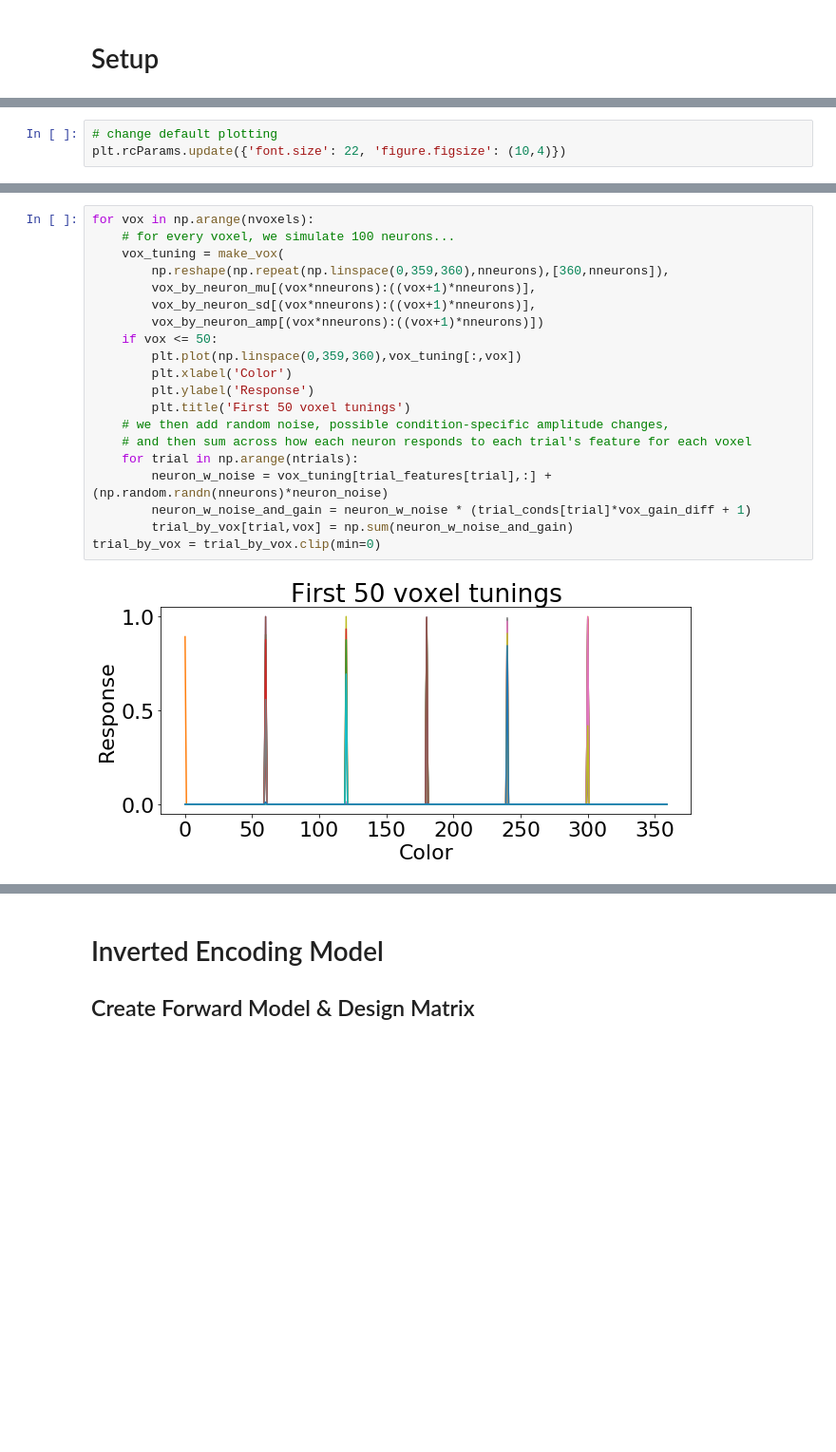
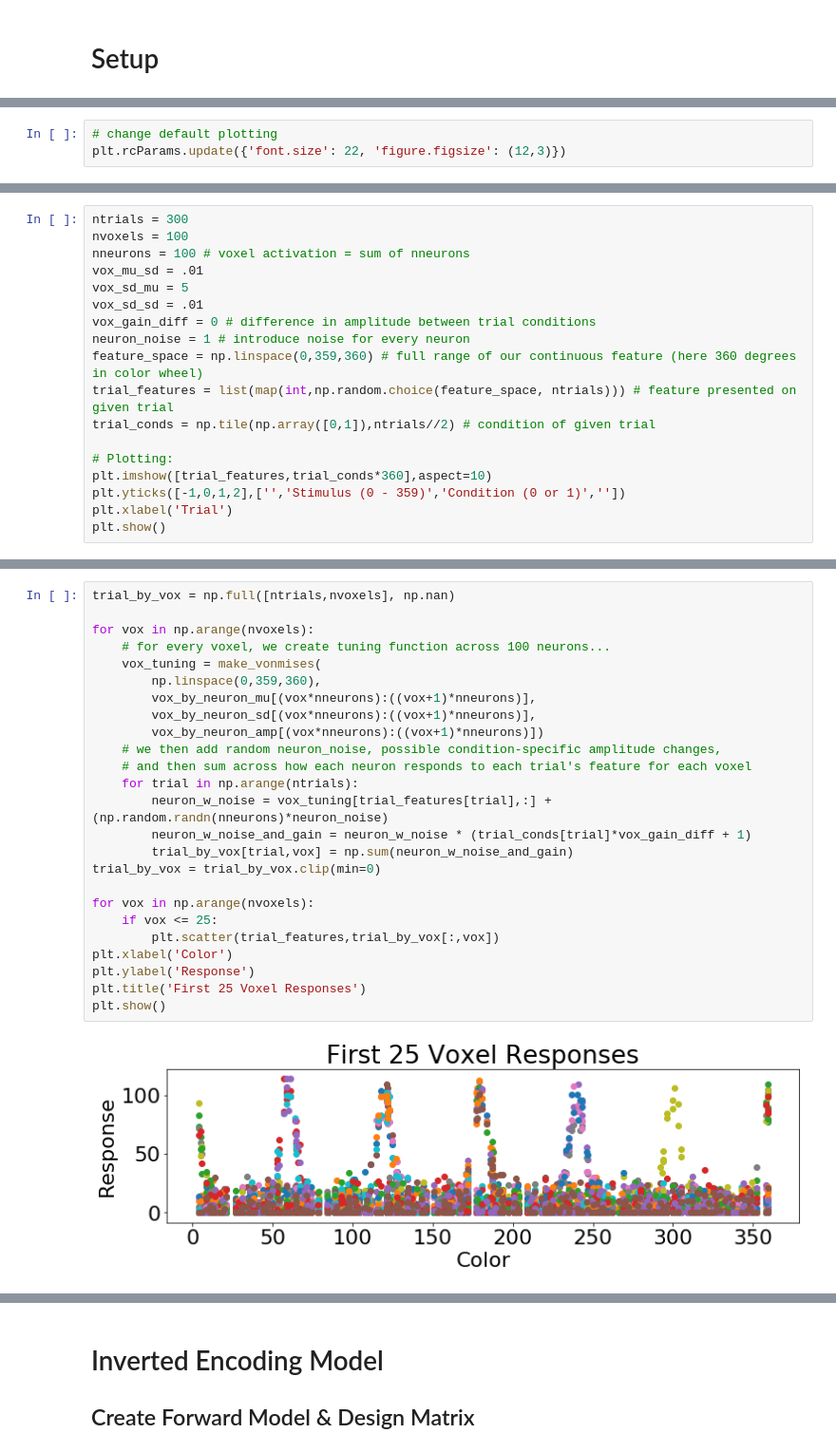
Before and after one commit to PaulScotti/iem_sim, a Jupyter notebook: iem_sim.ipynb, the cells around one changed output, grey strips where cells are left out. Shown at 95% size. Saved outputs shown, nothing was run; the diff lists cells and outputs as text; blank space fills up the shorter version.

```diff
--- a/iem_sim.ipynb
+++ b/iem_sim.ipynb
@@ -17,7 +17,7 @@ import warnings
 warnings.filterwarnings('ignore')
 # %%
 # change default plotting
-plt.rcParams.update({'font.size': 22, 'figure.figsize': (10,4)})
+plt.rcParams.update({'font.size': 22, 'figure.figsize': (12,3)})
 # %%
 # convenience functions
 
@@ -180,0 +129,18 @@ plt.show()
+# %%
+ntrials = 300
+nvoxels = 100
+nneurons = 100 # voxel activation = sum of nneurons
+vox_mu_sd = .01
+vox_sd_mu = 5
+vox_sd_sd = .01
+vox_gain_diff = 0 # difference in amplitude between trial conditions
+neuron_noise = 1 # introduce noise for every neuron
+feature_space = np.linspace(0,359,360) # full range of our continuous feature (here 360 degrees in color wheel)
+trial_features = list(map(int,np.random.choice(feature_space, ntrials))) # feature presented on given trial
+trial_conds = np.tile(np.array([0,1]),ntrials//2) # condition of given trial
+
+# Plotting:
+plt.imshow([trial_features,trial_conds*360],aspect=10)
+plt.yticks([-1,0,1,2],['','Stimulus (0 - 359)','Condition (0 or 1)',''])
+plt.xlabel('Trial')
+plt.show()
@@ -181,22 +190,27 @@ plt.show()
 # %%
+trial_by_vox = np.full([ntrials,nvoxels], np.nan)
+
 for vox in np.arange(nvoxels):
-    # for every voxel, we simulate 100 neurons...
-    vox_tuning = make_vox(
-        np.reshape(np.repeat(np.linspace(0,359,360),nneurons),[360,nneurons]),
+    # for every voxel, we create tuning function across 100 neurons...
+    vox_tuning = make_vonmises(
+        np.linspace(0,359,360),
         vox_by_neuron_mu[(vox*nneurons):((vox+1)*nneurons)],
         vox_by_neuron_sd[(vox*nneurons):((vox+1)*nneurons)],
         vox_by_neuron_amp[(vox*nneurons):((vox+1)*nneurons)])
-    if vox <= 50:
-        plt.plot(np.linspace(0,359,360),vox_tuning[:,vox])
-        plt.xlabel('Color')
-        plt.ylabel('Response')
-        plt.title('First 50 voxel tunings')
-    # we then add random noise, possible condition-specific amplitude changes,
+    # we then add random neuron_noise, possible condition-specific amplitude changes,
     # and then sum across how each neuron responds to each trial's feature for each voxel
     for trial in np.arange(ntrials):
         neuron_w_noise = vox_tuning[trial_features[trial],:] + (np.random.randn(nneurons)*neuron_noise)
         neuron_w_noise_and_gain = neuron_w_noise * (trial_conds[trial]*vox_gain_diff + 1)
         trial_by_vox[trial,vox] = np.sum(neuron_w_noise_and_gain)
 trial_by_vox = trial_by_vox.clip(min=0)
+
+for vox in np.arange(nvoxels):
+    if vox <= 25:
+        plt.scatter(trial_features,trial_by_vox[:,vox])
+plt.xlabel('Color')
+plt.ylabel('Response')
+plt.title('First 25 Voxel Responses')
+plt.show()
 # %% [output]
-[figure, old version]
+[figure, new version]
```
Also changed, not shown: parts of 65 cells of this notebook.
